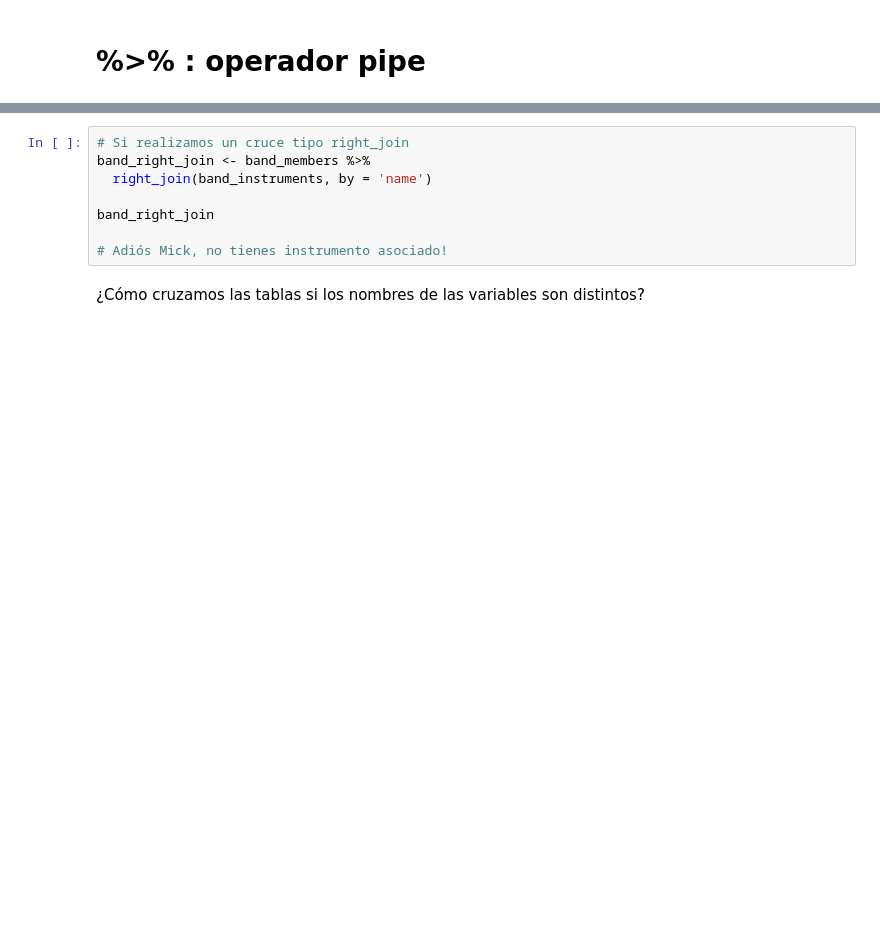
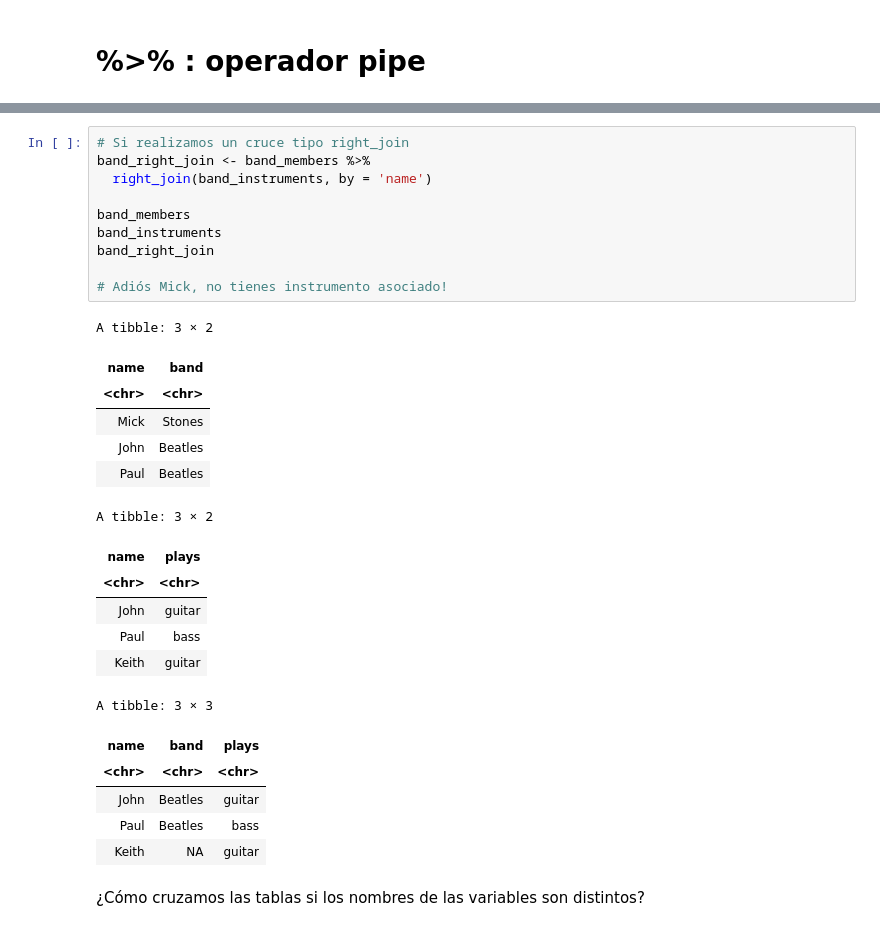
Before and after one commit to rodrigo-coco-espinoza/Introduccion_a_ciencia_de_datos_R_v2, a Jupyter notebook: Ayudantías/A2/Desarrollo/A2_01_Cruce_de_tablas.ipynb, the cells around one changed output, grey strips where cells are left out. Saved outputs shown, nothing was run; the diff lists cells and outputs as text; blank space fills up the shorter version.

```diff
--- a/Ayudantías/A2/Desarrollo/A2_01_Cruce_de_tablas.ipynb
+++ b/Ayudantías/A2/Desarrollo/A2_01_Cruce_de_tablas.ipynb
@@ -52,11 +93,32 @@ band_left_join
 # %%
 # Si realizamos un cruce tipo right_join
 band_right_join <- band_members %>%
   right_join(band_instruments, by = 'name')
 
+band_members
+band_instruments
 band_right_join
 
 # Adiós Mick, no tienes instrumento asociado!
+# %% [output]
+A tibble: 3 × 2
+| name | band |
+| <chr> | <chr> |
+| Mick | Stones |
+| John | Beatles |
+| Paul | Beatles |
+A tibble: 3 × 2
+| name | plays |
+| <chr> | <chr> |
+| John | guitar |
+| Paul | bass |
+| Keith | guitar |
+A tibble: 3 × 3
+| name | band | plays |
+| <chr> | <chr> | <chr> |
+| John | Beatles | guitar |
+| Paul | Beatles | bass |
+| Keith | NA | guitar |
 # %% [markdown]
 ¿Cómo cruzamos las tablas si los nombres de las variables son distintos?
 # %%
```
Also changed, not shown: parts of 11 cells of this notebook.
